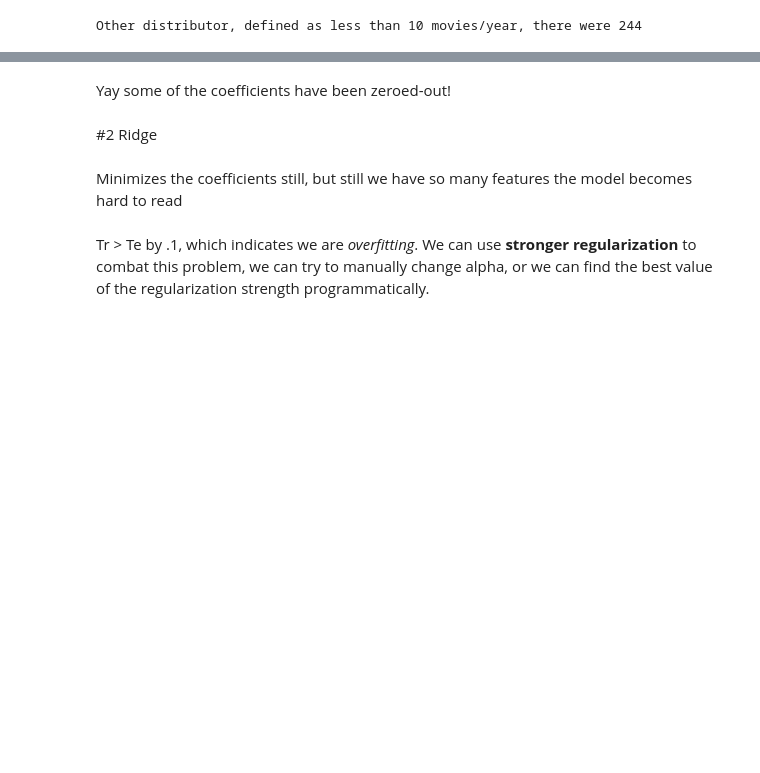
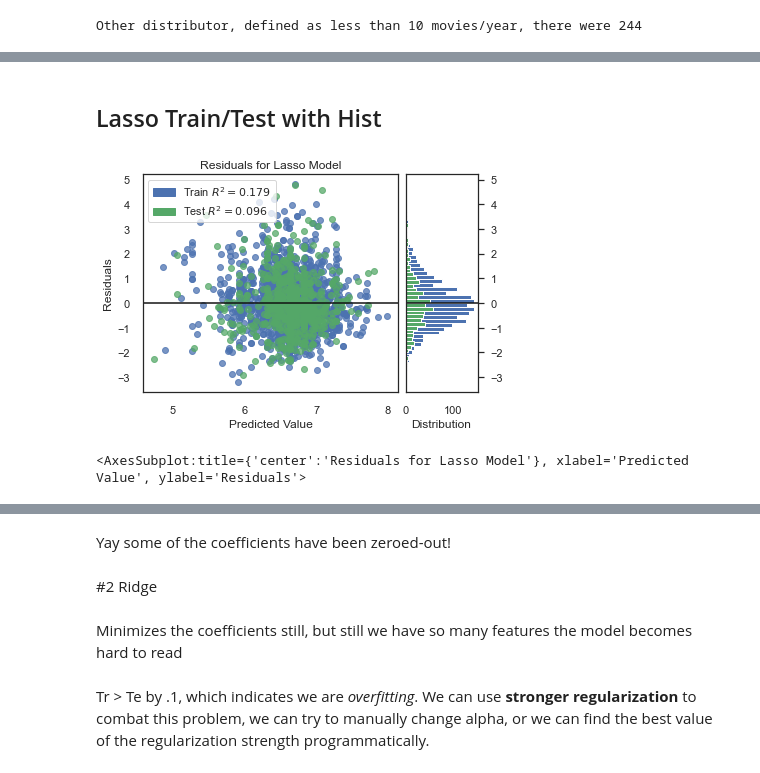
Before and after one commit to yi-ye-zhi-qiu/liamometer, a Jupyter notebook: analysis.ipynb, the cells around one changed output, grey strips where cells are left out. Drawn from its saved outputs; the diff is of its cells as text; code cells hidden in the pictures; blank space fills up the shorter version.

```diff
--- a/analysis.ipynb
+++ b/analysis.ipynb
@@ -597,0 +639,11 @@ list(zip(more_features_list, lasso_model.coef_))
+# %% [markdown]
+## Lasso Train/Test with Hist
+# %%
+lasso_with_optimized_alpha = Lasso(alpha=0.024)
+visualizer = ResidualsPlot(lasso_with_optimized_alpha, hist=True)
+visualizer.fit(X_train3_scaled, y_train)  # Fit the training data to the visualizer
+visualizer.score(X_test3_scaled, y_test)  #Score on our test data
+visualizer.show()                         # Finalize and render the figure
+# %% [output]
+[figure, added]
+<AxesSubplot:title={'center':'Residuals for Lasso Model'}, xlabel='Predicted Value', ylabel='Residuals'>
```
Also changed, not shown: parts of 99 cells of this notebook.
